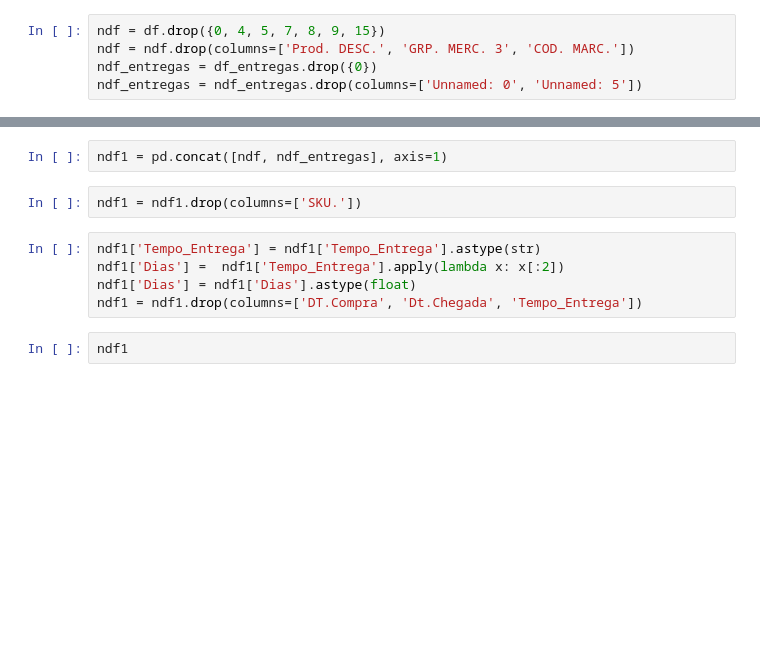
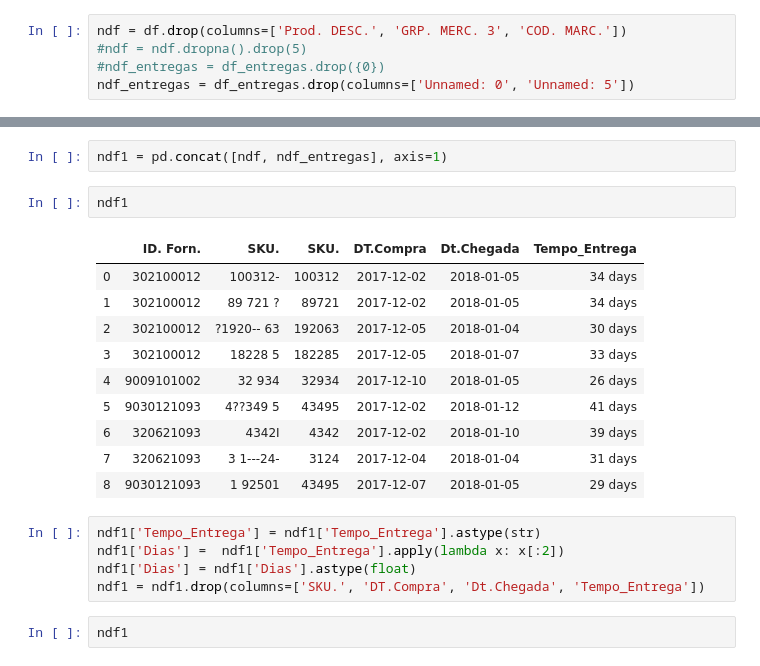
Before and after one commit to henrikefz/Desafio_Trainee, a Jupyter notebook: Untitled.ipynb, the cells around one changed output, grey strips where cells are left out. Drawn from its saved outputs; the diff is of its cells as text; blank space fills up the shorter version.

```diff
--- a/Untitled.ipynb
+++ b/Untitled.ipynb
@@ -46,5 +56,5 @@ df_entregas
 # %%
-ndf = df.drop({0, 4, 5, 7, 8, 9, 15})
-ndf = ndf.drop(columns=['Prod. DESC.', 'GRP. MERC. 3', 'COD. MARC.'])
-ndf_entregas = df_entregas.drop({0})
-ndf_entregas = ndf_entregas.drop(columns=['Unnamed: 0', 'Unnamed: 5'])
+ndf = df.drop(columns=['Prod. DESC.', 'GRP. MERC. 3', 'COD. MARC.'])
+#ndf = ndf.dropna().drop(5)
+#ndf_entregas = df_entregas.drop({0})
+ndf_entregas = df_entregas.drop(columns=['Unnamed: 0', 'Unnamed: 5'])
@@ -106,13 +129,24 @@ ndf
 ### Trabalhando resultado final em um novo Data Frame
 # %%
 ndf1 = pd.concat([ndf, ndf_entregas], axis=1)
-# %%
-ndf1 = ndf1.drop(columns=['SKU.'])
+# %%
+ndf1
+# %% [output]
+|  | ID. Forn. | SKU. | SKU. | DT.Compra | Dt.Chegada | Tempo_Entrega |
+| 0 | 302100012 | 100312- | 100312 | 2017-12-02 | 2018-01-05 | 34 days |
+| 1 | 302100012 | 89 721 ? | 89721 | 2017-12-02 | 2018-01-05 | 34 days |
+| 2 | 302100012 | ?1920-- 63 | 192063 | 2017-12-05 | 2018-01-04 | 30 days |
+| 3 | 302100012 | 18228 5 | 182285 | 2017-12-05 | 2018-01-07 | 33 days |
+| 4 | 9009101002 | 32 934 | 32934 | 2017-12-10 | 2018-01-05 | 26 days |
+| 5 | 9030121093 | 4??349 5 | 43495 | 2017-12-02 | 2018-01-12 | 41 days |
+| 6 | 320621093 | 4342I | 4342 | 2017-12-02 | 2018-01-10 | 39 days |
+| 7 | 320621093 | 3 1---24- | 3124 | 2017-12-04 | 2018-01-04 | 31 days |
+| 8 | 9030121093 | 1 92501 | 43495 | 2017-12-07 | 2018-01-05 | 29 days |
 # %%
 ndf1['Tempo_Entrega'] = ndf1['Tempo_Entrega'].astype(str)
 ndf1['Dias'] =  ndf1['Tempo_Entrega'].apply(lambda x: x[:2])
 ndf1['Dias'] = ndf1['Dias'].astype(float)
-ndf1 = ndf1.drop(columns=['DT.Compra', 'Dt.Chegada', 'Tempo_Entrega'])
+ndf1 = ndf1.drop(columns=['SKU.', 'DT.Compra', 'Dt.Chegada', 'Tempo_Entrega'])
 # %%
 ndf1
 # %% [output]
```
Also changed, not shown: parts of 6 cells of this notebook.
